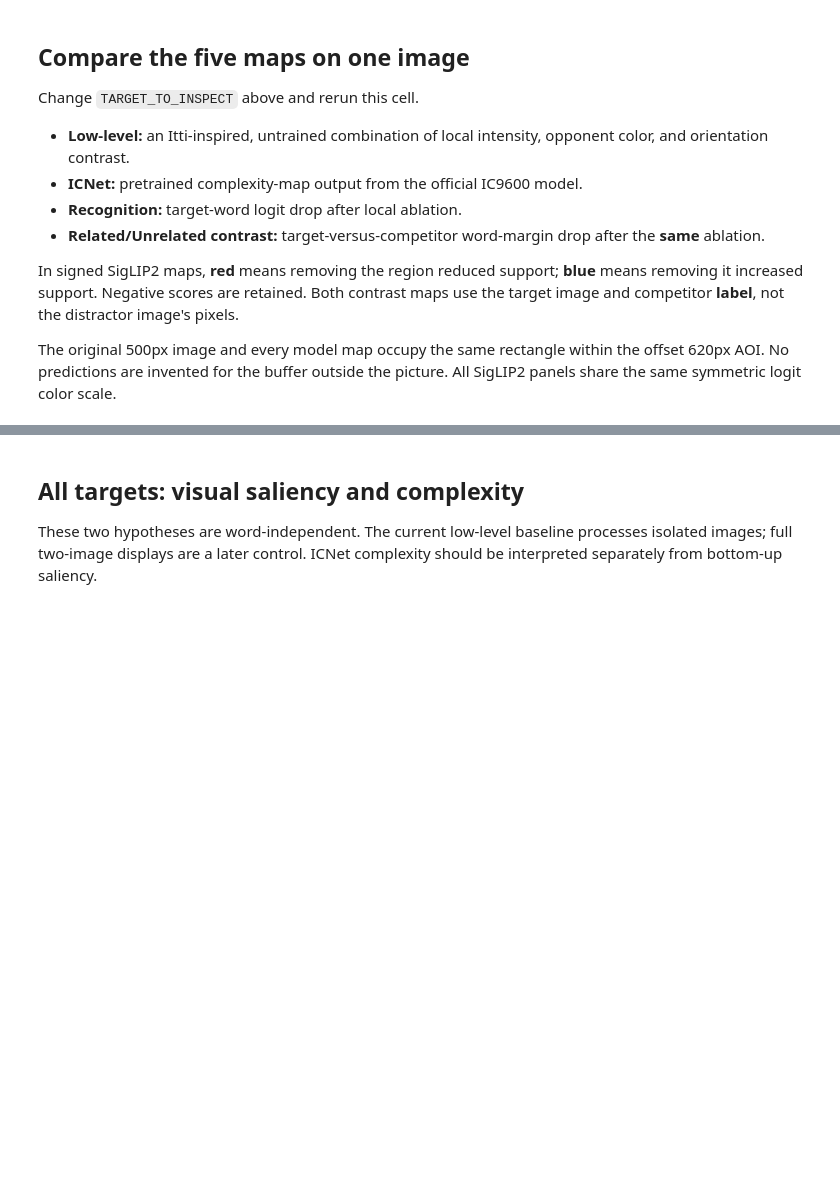
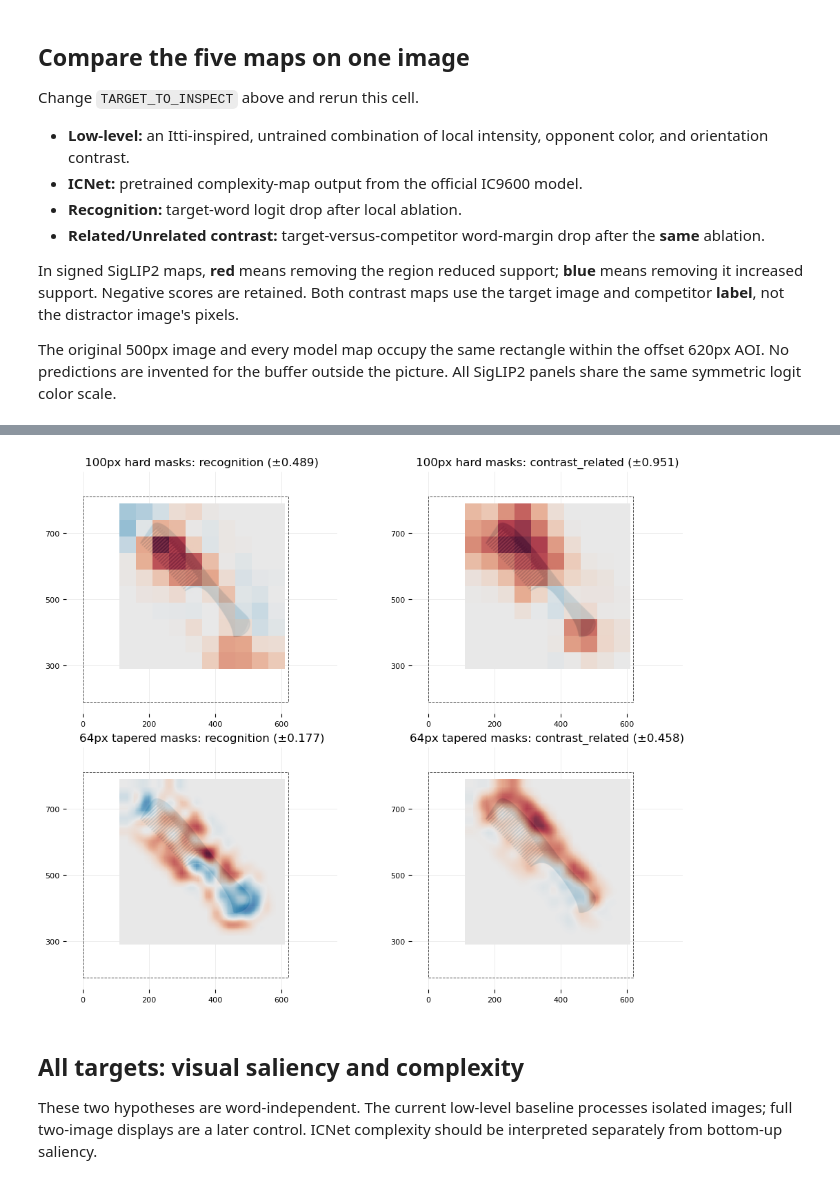
Before and after one commit to kushinm/lwl-category-features, a Jupyter notebook: notebooks/model_hypotheses.ipynb, the cells around one changed output, grey strips where cells are left out. Drawn from its saved outputs; the diff is of its cells as text; code cells hidden in the pictures; blank space fills up the shorter version.

```diff
--- a/notebooks/model_hypotheses.ipynb
+++ b/notebooks/model_hypotheses.ipynb
@@ -127,3 +132,25 @@ plt.show()
+# %%
+from matplotlib.colors import TwoSlopeNorm
+from lwl_models.plotting import draw_map
+BASELINE_DIR = ROOT / "outputs" / "model_predictions" / "baseline_v1"
+if BASELINE_DIR.is_dir():
+    _, baseline_maps = load_run(BASELINE_DIR)
+    with Image.open(ROOT / "stim_images" / f"{TARGET_TO_INSPECT}.jpeg") as source:
+        reference = source.convert("RGB")
+    fig, axes = plt.subplots(2, 2, figsize=(10, 8), layout="constrained")
+    for row, (name, archive) in enumerate((("100px hard masks", baseline_maps),
+                                            ("64px tapered masks", maps))):
+        for col, key in enumerate(("recognition", "contrast_related")):
+            values = archive[TARGET_TO_INSPECT][key]
+            limit = max(float(np.max(np.abs(values))), 1e-8)
+            draw_map(axes[row, col], reference, values, "RdBu_r",
+                     TwoSlopeNorm(vmin=-limit, vcenter=0, vmax=limit))
+            axes[row, col].set_title(f"{name}: {key} (±{limit:.3f})")
+    plt.show()
+else:
+    print("Earlier baseline run is absent; skipping this optional comparison.")
+# %% [output]
+[figure, added]
 # %% [markdown]
 ## All targets: visual saliency and complexity
 
```
Also changed, not shown: parts of 8 cells of this notebook, 6 other files.
